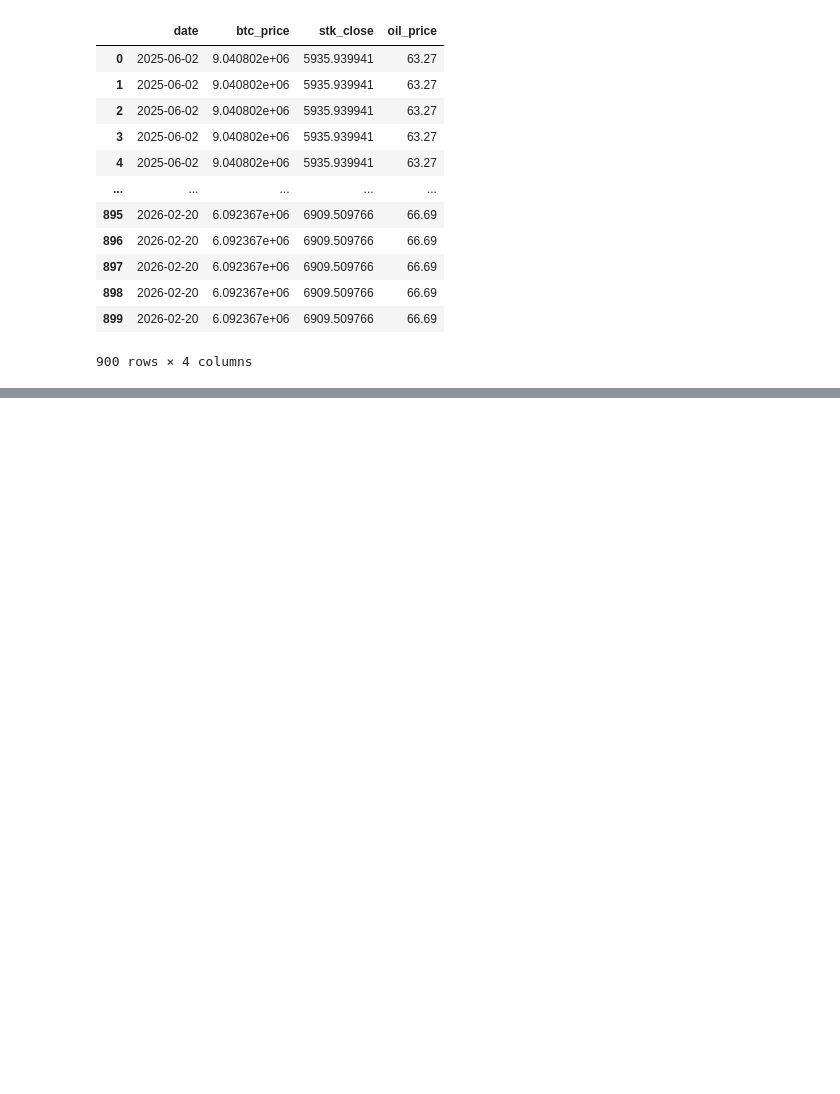
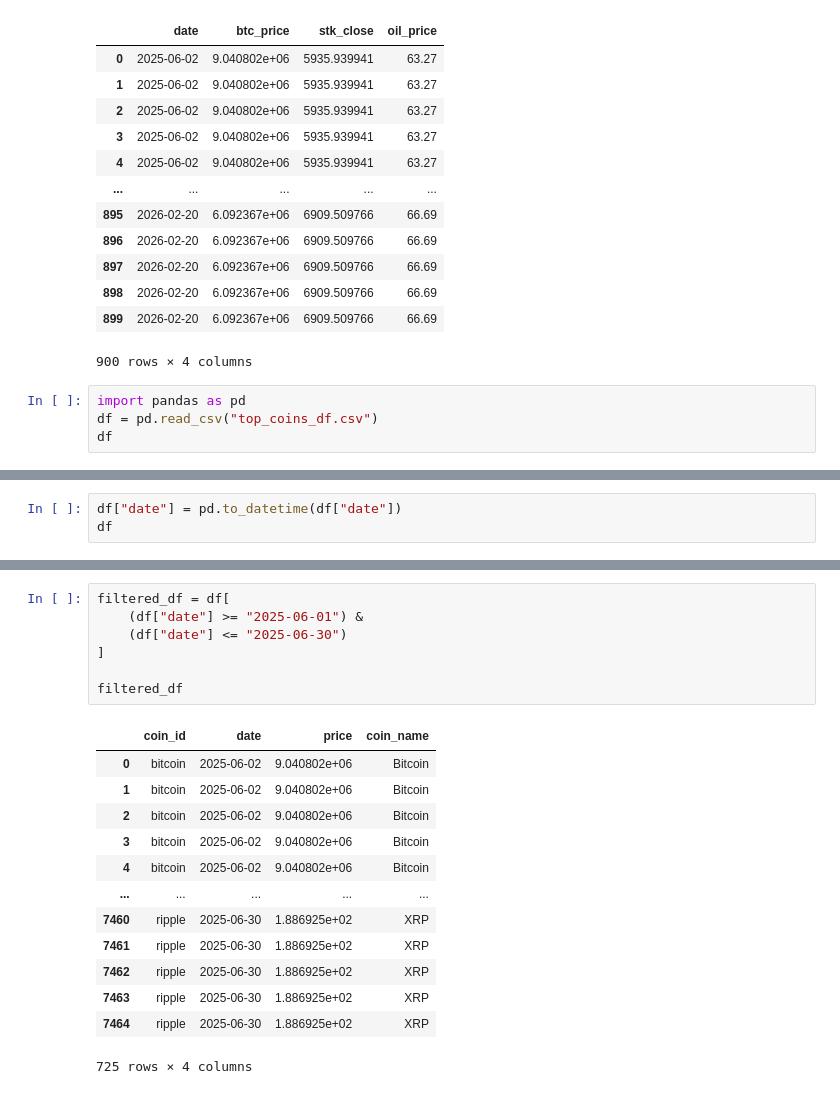
Before and after one commit to Halith0612/Cross-Market-Analysis---GUVI-Mini-Project-1, a Jupyter notebook: Cross_Market_Analysis.ipynb, the cells around one changed output, grey strips where cells are left out. Drawn from its saved outputs; the diff is of its cells as text; blank space fills up the shorter version.

```diff
--- a/Cross_Market_Analysis.ipynb
+++ b/Cross_Market_Analysis.ipynb
@@ -1284,3 +1284,7 @@ df
 | 898 | 2026-02-20 | 6.092367e+06 | 6909.509766 | 66.69 |
 | 899 | 2026-02-20 | 6.092367e+06 | 6909.509766 | 66.69 |
 900 rows × 4 columns
+# %%
+import pandas as pd
+df = pd.read_csv("top_coins_df.csv")
+df
@@ -1286,0 +1305,3 @@ df
+# %%
+df["date"] = pd.to_datetime(df["date"])
+df
@@ -1286,0 +1322,21 @@ df
+# %%
+filtered_df = df[
+    (df["date"] >= "2025-06-01") &
+    (df["date"] <= "2025-06-30")
+]
+
+filtered_df
+# %% [output]
+|  | coin_id | date | price | coin_name |
+| 0 | bitcoin | 2025-06-02 | 9.040802e+06 | Bitcoin |
+| 1 | bitcoin | 2025-06-02 | 9.040802e+06 | Bitcoin |
+| 2 | bitcoin | 2025-06-02 | 9.040802e+06 | Bitcoin |
+| 3 | bitcoin | 2025-06-02 | 9.040802e+06 | Bitcoin |
+| 4 | bitcoin | 2025-06-02 | 9.040802e+06 | Bitcoin |
+| ... | ... | ... | ... | ... |
+| 7460 | ripple | 2025-06-30 | 1.886925e+02 | XRP |
+| 7461 | ripple | 2025-06-30 | 1.886925e+02 | XRP |
+| 7462 | ripple | 2025-06-30 | 1.886925e+02 | XRP |
+| 7463 | ripple | 2025-06-30 | 1.886925e+02 | XRP |
+| 7464 | ripple | 2025-06-30 | 1.886925e+02 | XRP |
+725 rows × 4 columns
```
Also changed, not shown: parts of 2 cells of this notebook.
